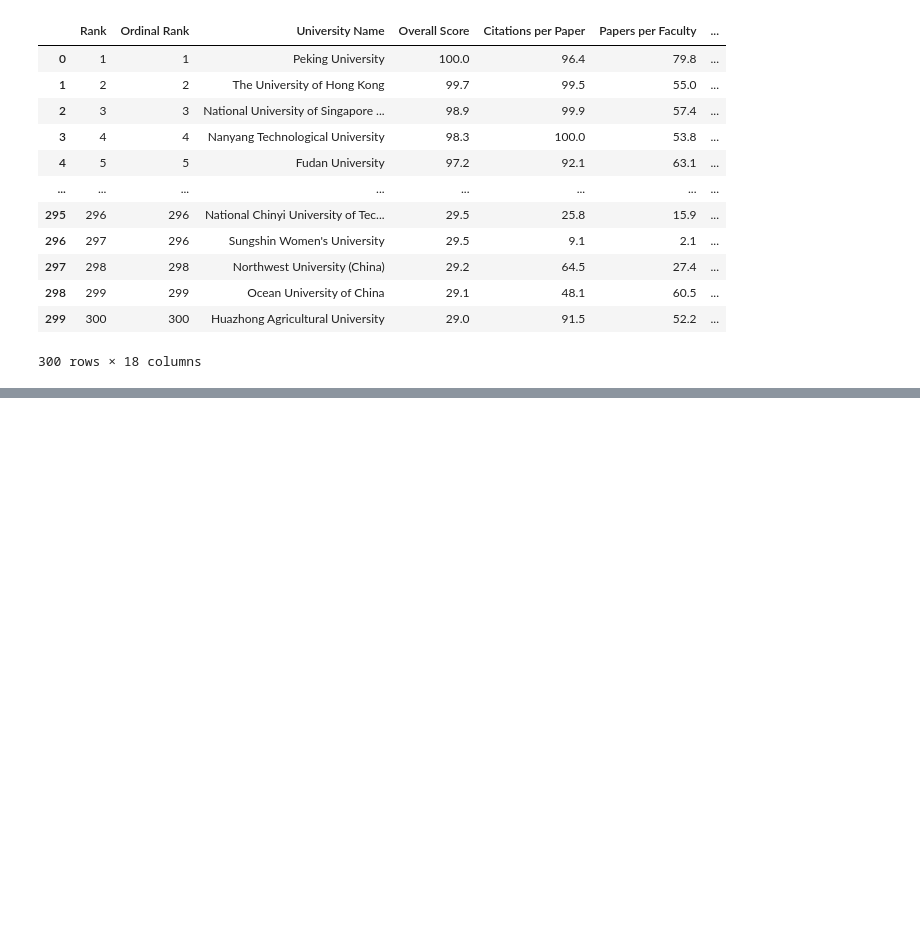
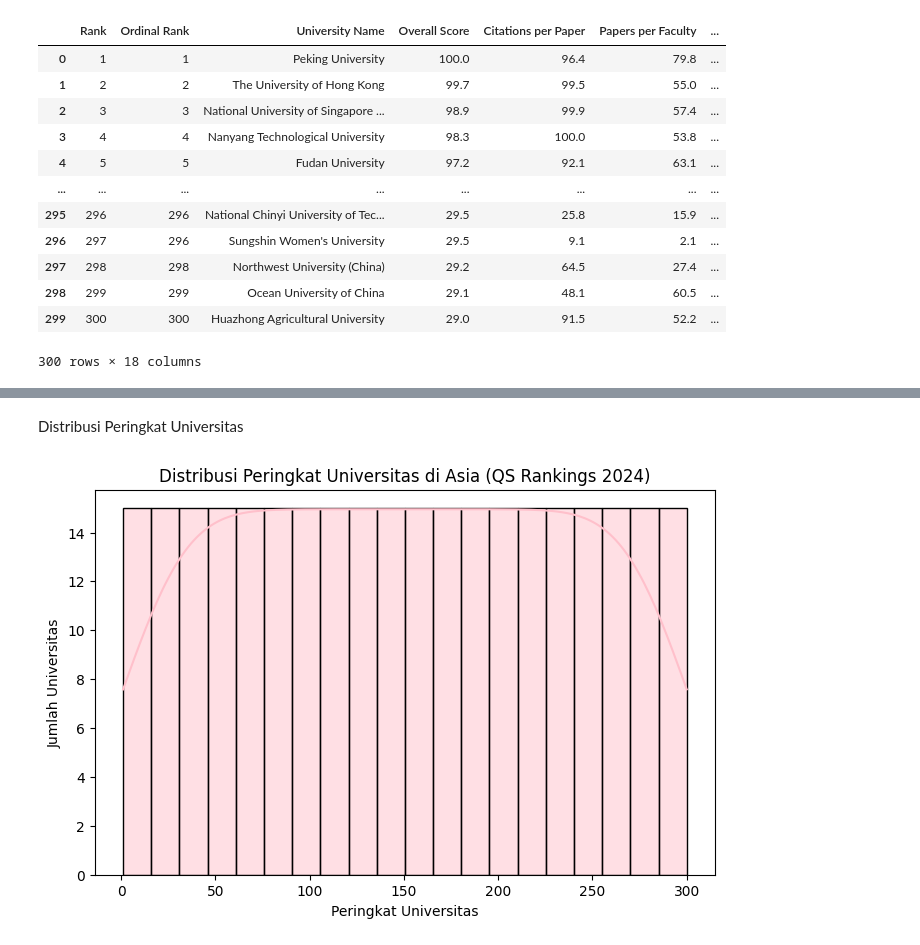
Before and after one commit to vi0rend/AVD-Alvionej-Resna, a Jupyter notebook: Praktikum_AVD_2.ipynb, the cells around one changed output, grey strips where cells are left out. Drawn from its saved outputs; the diff is of its cells as text; code cells hidden in the pictures; blank space fills up the shorter version.

```diff
--- a/Praktikum_AVD_2.ipynb
+++ b/Praktikum_AVD_2.ipynb
@@ -320,0 +333,3 @@ Data berhasil disimpan sebagai file Excel: /content/topuniversities.csv
+# %%
+df = pd.read_csv('/content/topuniversitiesclean.csv')
+df
@@ -320,0 +350,11 @@ Data berhasil disimpan sebagai file Excel: /content/topuniversities.csv
+# %% [markdown]
+Distribusi Peringkat Universitas
+# %%
+plt.figure(figsize=(8, 5))
+sns.histplot(df['Rank'], bins=20, kde=True, color='pink')
+plt.title('Distribusi Peringkat Universitas di Asia (QS Rankings 2024)')
+plt.xlabel('Peringkat Universitas')
+plt.ylabel('Jumlah Universitas')
+plt.show()
+# %% [output]
+[figure, added]
```
Also changed, not shown: parts of 15 cells of this notebook.
